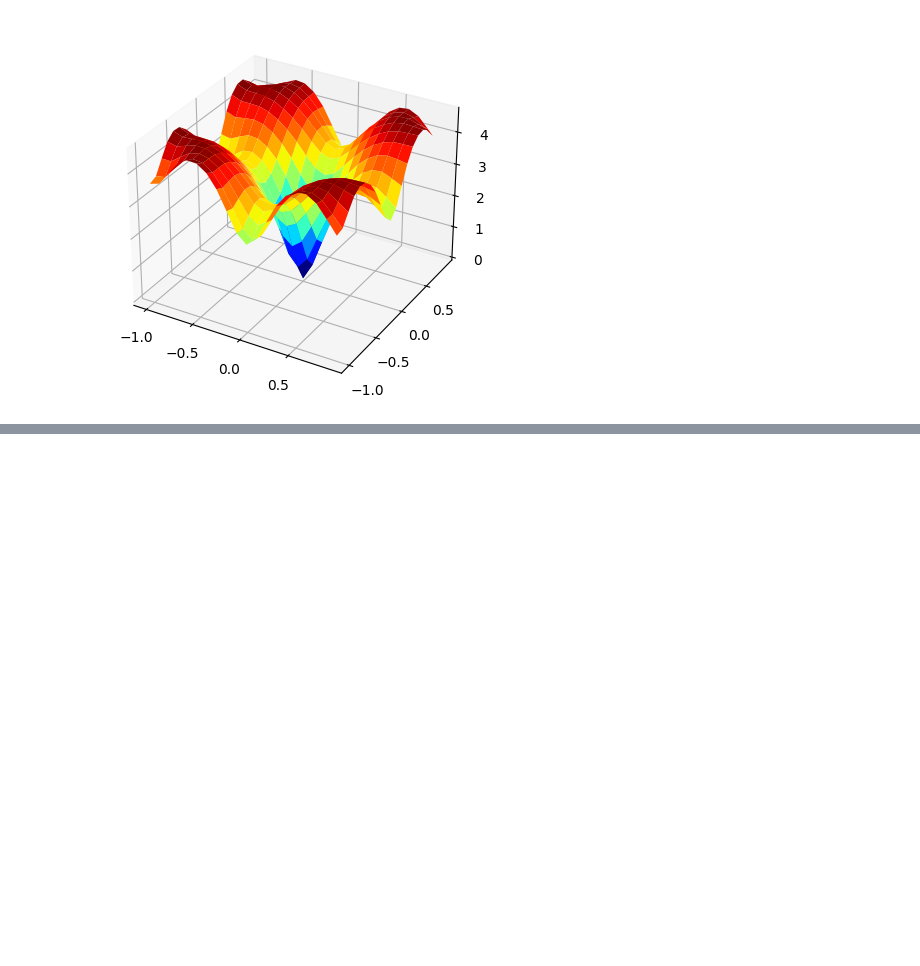
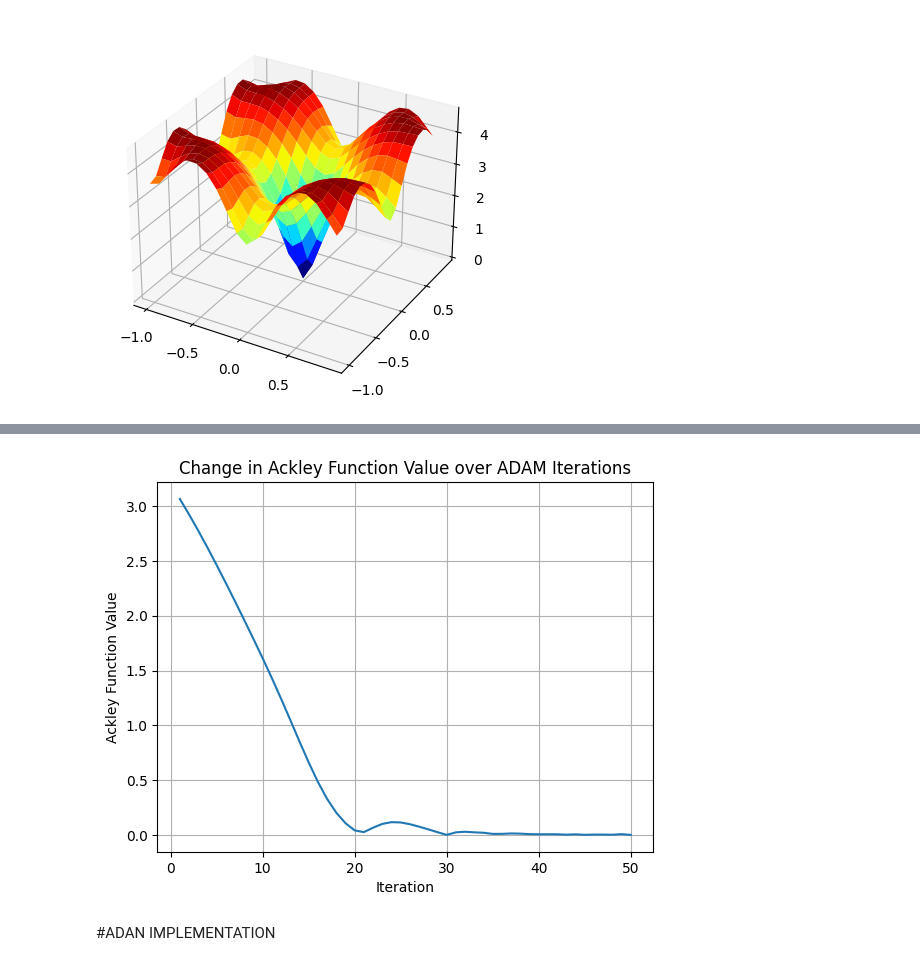
Before and after one commit to ShreyaGarg01/ADAN, a Jupyter notebook: test.ipynb, the cells around one changed output, grey strips where cells are left out. Cells and saved outputs as stored; diff of their text form; code cells hidden in the pictures; blank space fills up the shorter version.

Commit message:
adan added

```diff
--- a/test.ipynb
+++ b/test.ipynb
@@ -55,0 +203,13 @@ def derivative(x, y):
+# %%
+vals = []
+for i in range(50):
+    vals.append(objective(solutions[i][0], solutions[i][1]))
+plt.plot(range(1, 51), vals)
+plt.xlabel("Iteration")
+plt.ylabel("Ackley Function Value")
+plt.title("Change in Ackley Function Value over ADAM Iterations")
+plt.grid(True)
+# %% [output]
+[figure, added]
+# %% [markdown]
+#ADAN IMPLEMENTATION
```
Also changed, not shown: parts of 12 cells of this notebook.
